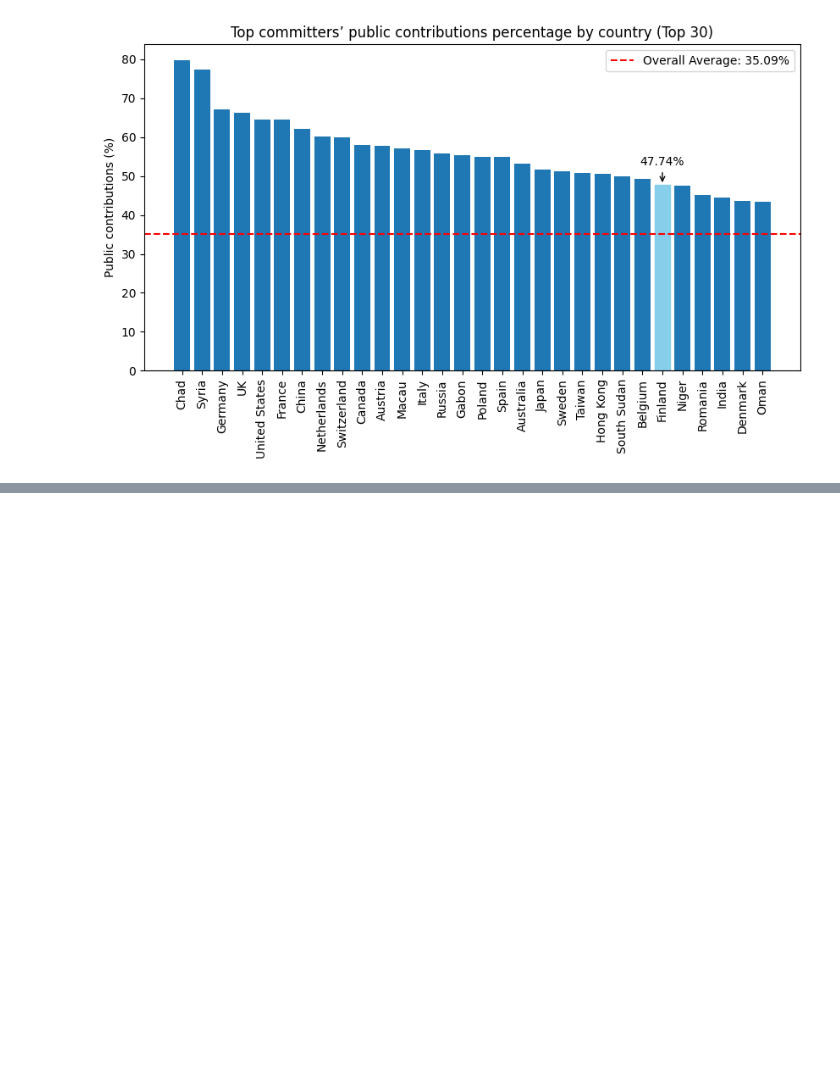
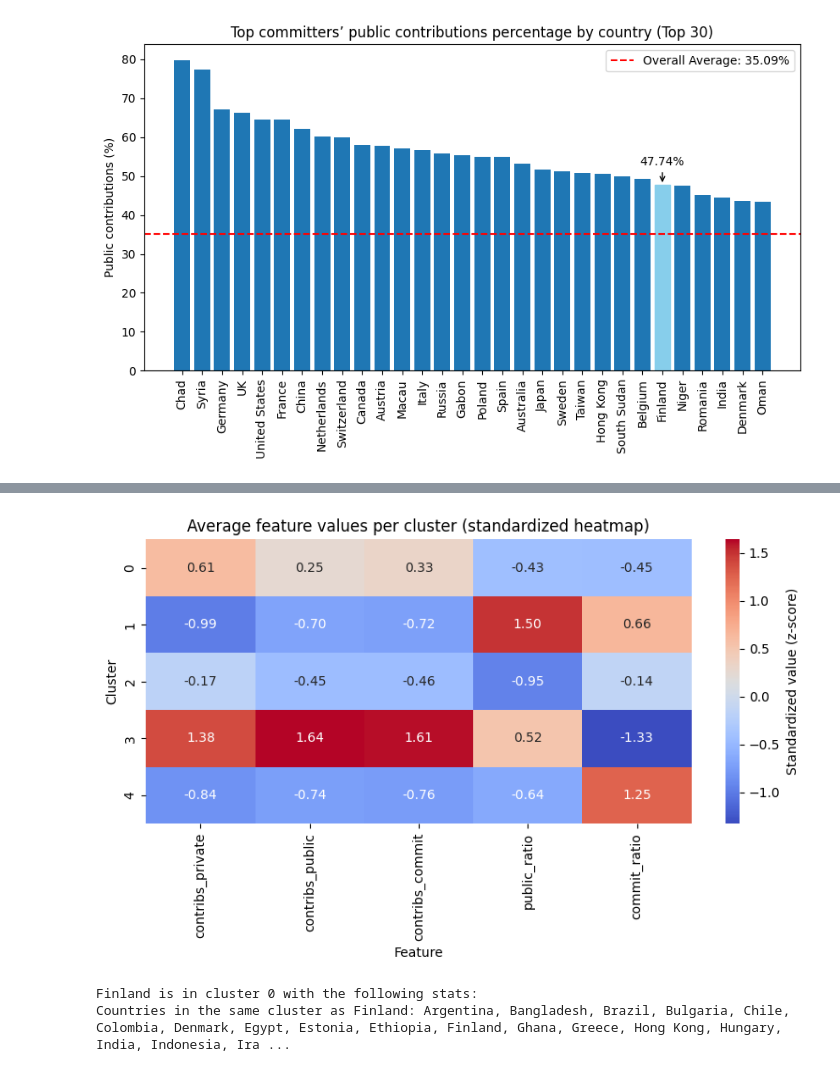
Before and after one commit to danielxfeng/committers-top-stats, a Jupyter notebook: stat.ipynb, the cells around one changed output, grey strips where cells are left out. Saved outputs shown, nothing was run; the diff lists cells and outputs as text; code cells hidden in the pictures; blank space fills up the shorter version.

```diff
--- a/stat.ipynb
+++ b/stat.ipynb
@@ -229,0 +362,56 @@ Text(0.5, 1.0, 'Top committers’ public contributions percentage by country (To
+# %%
+# Let's set k=5, as it seems a good balance
+kmeans_5 = KMeans(n_clusters=5, random_state=42, n_init=10)
+merged["cluster"] = kmeans_5.fit_predict(X_scaled)
+
+import seaborn as sns
+
+cluster_summary = (
+    merged.groupby("cluster")[
+        [
+            "contribs_private",
+            "contribs_public",
+            "contribs_commit",
+            "public_ratio",
+            "commit_ratio",
+        ]
+    ]
+    .mean()
+    .round(2)
+)
+
+cluster_summary_scaled = (
+    cluster_summary - cluster_summary.mean()
+) / cluster_summary.std()
+
+plt.figure(figsize=(8, 5))
+sns.heatmap(
+    cluster_summary_scaled,
+    annot=True,
+    fmt=".2f",
+    cmap="coolwarm",
+    cbar_kws={"label": "Standardized value (z-score)"},
+)
+
+plt.title("Average feature values per cluster (standardized heatmap)")
+plt.ylabel("Cluster")
+plt.xlabel("Feature")
+plt.tight_layout()
+plt.show()
+# %% [output]
+[figure, added]
+# %%
+# Output result
+
+clustered_finland = merged.loc[merged["country"] == "Finland", ["country", "cluster"]]
+
+print(f"Finland is in cluster {clustered_finland.iloc[0]['cluster']} with the following stats:")
+
+cluster_summary.loc[merged.loc[merged["country"] == "Finland", "cluster"].iloc[0]]
+
+# print out the countries in the same cluster as Finland
+same_cluster_countries = merged[merged["cluster"] == clustered_finland.iloc[0]["cluster"]]["country"].tolist()
+print(f"Countries in the same cluster as Finland: {', '.join(same_cluster_countries)}")
+# %% [output]
+Finland is in cluster 0 with the following stats:
+Countries in the same cluster as Finland: Argentina, Bangladesh, Brazil, Bulgaria, Chile, Colombia, Denmark, Egypt, Estonia, Ethiopia, Finland, Ghana, Greece, Hong Kong, Hungary, India, Indonesia, Ira ...
```
Also changed, not shown: parts of 6 cells of this notebook.
